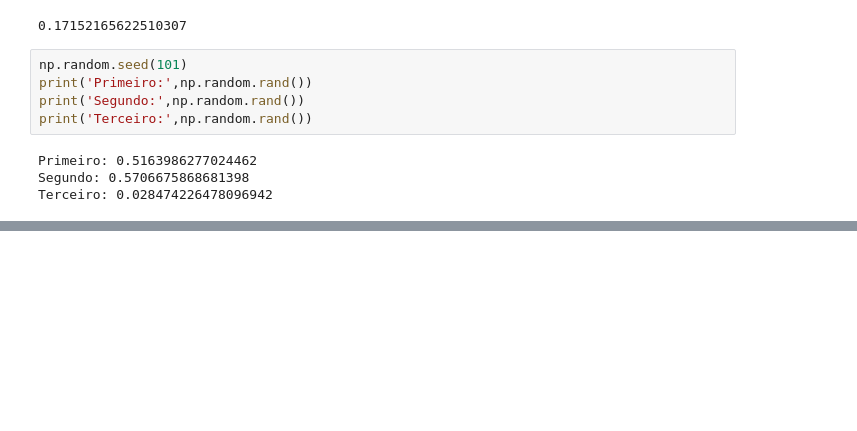
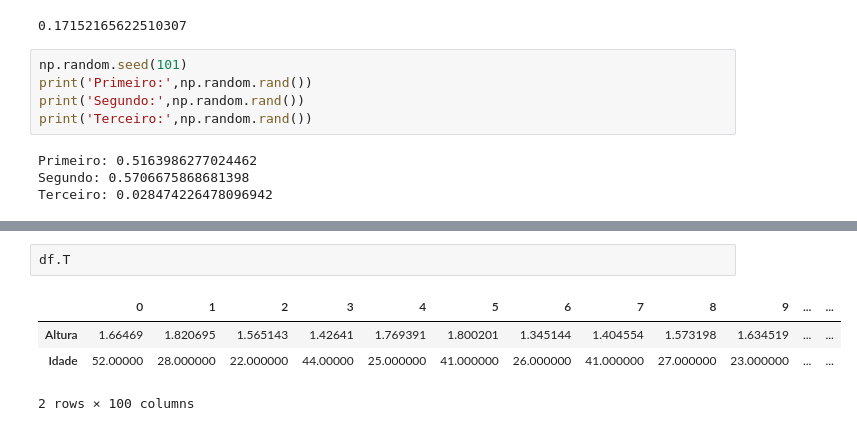
Before and after one commit to cleuton/datascience, a Jupyter notebook: book/capt6/Segundo.ipynb, the cells around one changed output, grey strips where cells are left out. Cells and saved outputs as stored; diff of their text form; blank space fills up the shorter version.

```diff
--- a/book/capt6/Segundo.ipynb
+++ b/book/capt6/Segundo.ipynb
@@ -106,0 +213,7 @@ print(seq)
+# %%
+df.T
+# %% [output]
+|  | 0 | 1 | 2 | 3 | 4 | 5 | 6 | 7 | 8 | 9 | ... | ... |
+| Altura | 1.66469 | 1.820695 | 1.565143 | 1.42641 | 1.769391 | 1.800201 | 1.345144 | 1.404554 | 1.573198 | 1.634519 | ... | ... |
+| Idade | 52.00000 | 28.000000 | 22.000000 | 44.00000 | 25.000000 | 41.000000 | 26.000000 | 41.000000 | 27.000000 | 23.000000 | ... | ... |
+2 rows × 100 columns
```
Also changed, not shown: parts of 37 cells of this notebook, 1 other file.
